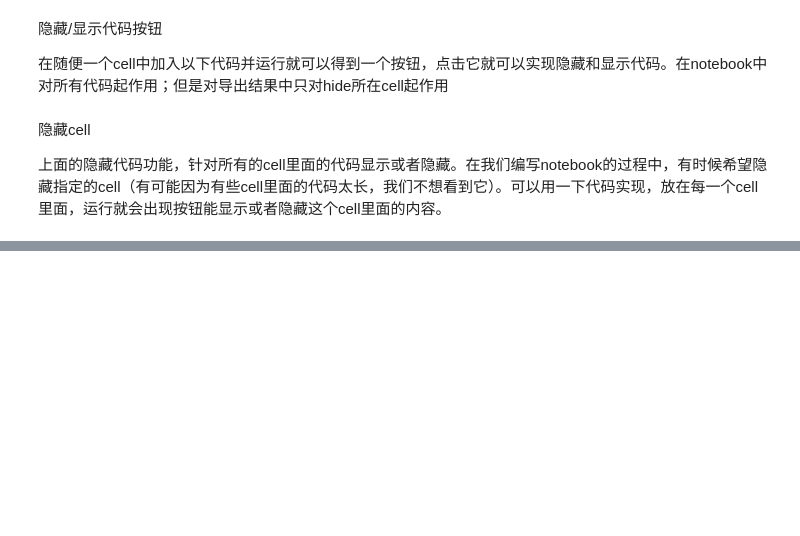
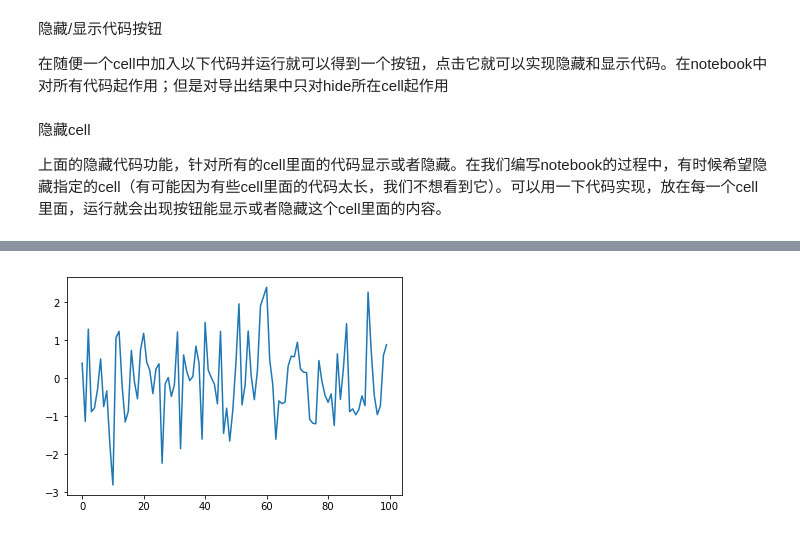
Before and after one commit to arlose/MathAndAlgorithm, a Jupyter notebook: jupyter技巧.ipynb, the cells around one changed output, grey strips where cells are left out. Drawn from its saved outputs; the diff is of its cells as text; code cells hidden in the pictures; blank space fills up the shorter version.

```diff
--- a/jupyter技巧.ipynb
+++ b/jupyter技巧.ipynb
@@ -111,3 +111,16 @@ def hidecell(for_next):
 hidecell(False)
 # %% [output]
 [interactive output not drawn]
+# %%
+%matplotlib inline
+import time
+import pylab as pl
+from IPython import display
+for i in range(10):
+    pl.clf()
+    pl.plot(pl.randn(100))
+    display.display(pl.gcf())
+    display.clear_output(wait=True)
+    time.sleep(1.0)
+# %% [output]
+[figure, added]
```
Also changed, not shown: parts of 25 cells of this notebook, 2 other files.
